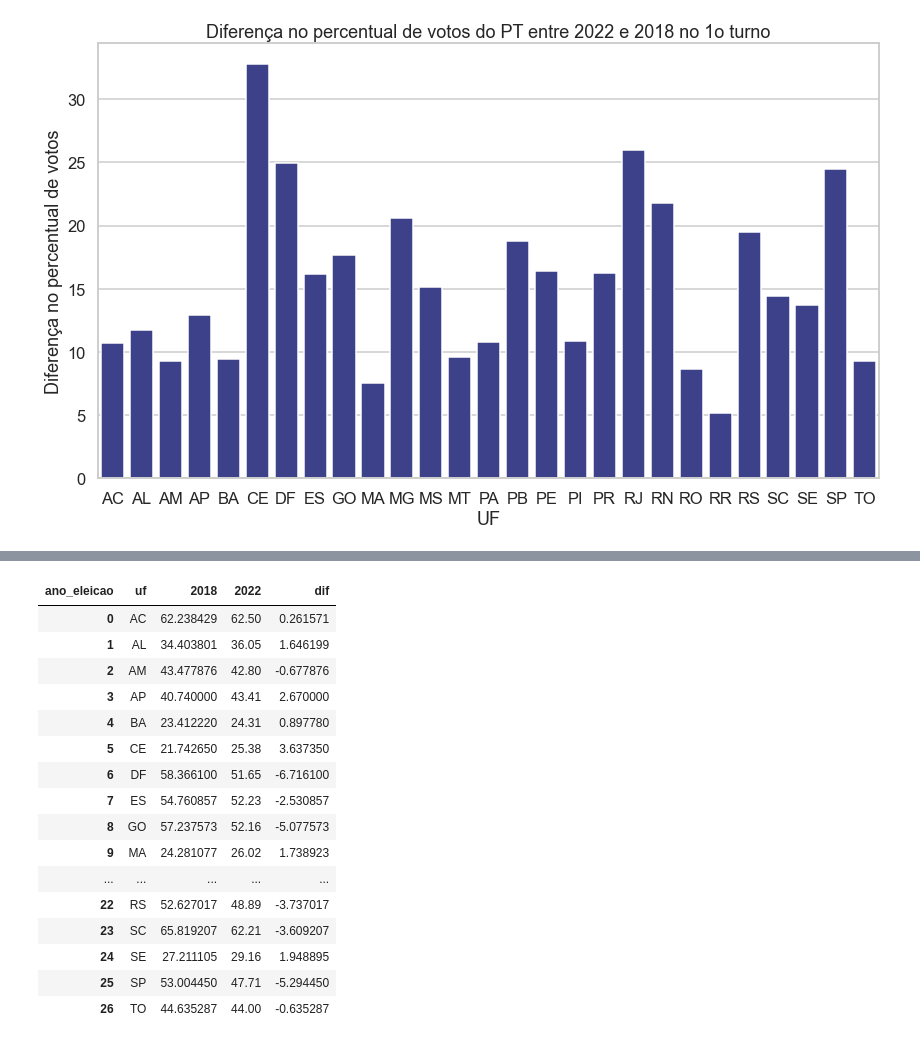
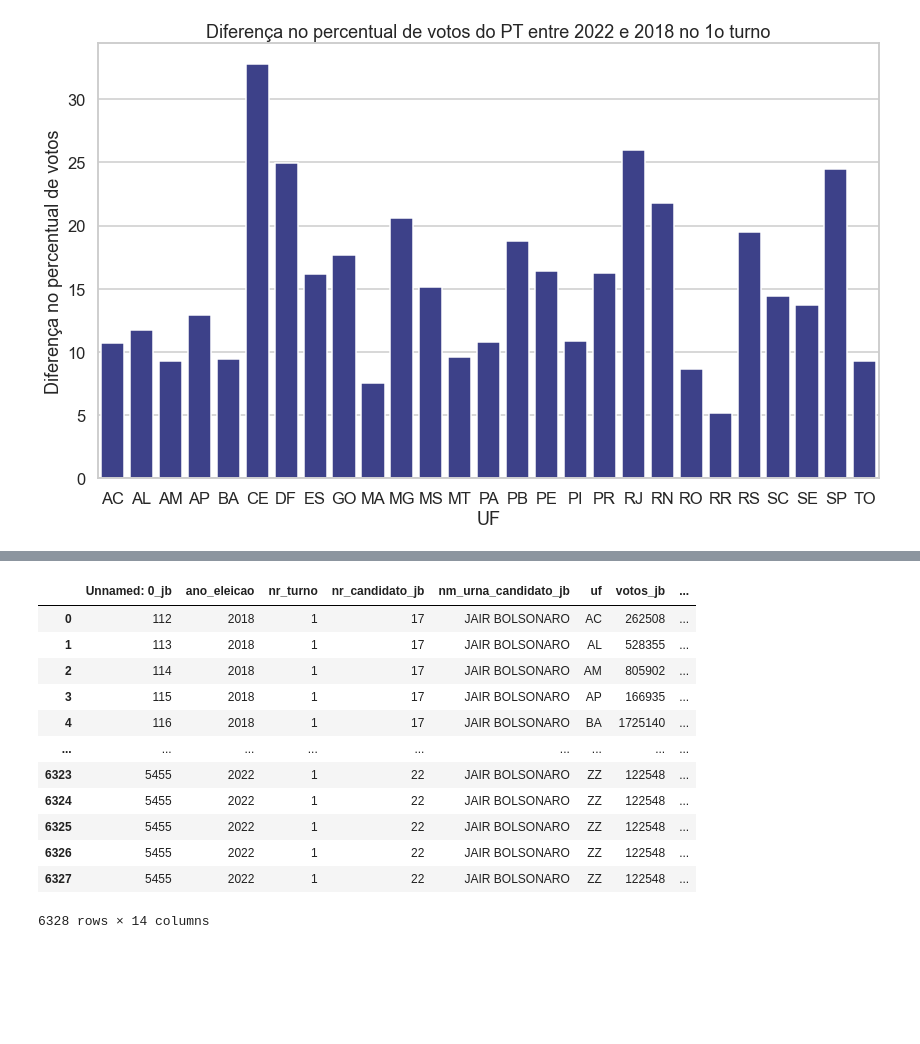
Before and after one commit to analisededados-ufpb/aulas-ad, a Jupyter notebook: 2-eda/analise_eleicoes_2022.ipynb, the cells around one changed output, grey strips where cells are left out. Saved outputs shown, nothing was run; the diff lists cells and outputs as text; code cells hidden in the pictures; blank space fills up the shorter version.

```diff
--- a/2-eda/analise_eleicoes_2022.ipynb
+++ b/2-eda/analise_eleicoes_2022.ipynb
@@ -81,20 +61,18 @@ pt_pvt
-# %%
-bolsonaro_pvt
-# %% [output]
-| ano_eleicao | uf | 2018 | 2022 | dif |
-| 0 | AC | 62.238429 | 62.50 | 0.261571 |
-| 1 | AL | 34.403801 | 36.05 | 1.646199 |
-| 2 | AM | 43.477876 | 42.80 | -0.677876 |
-| 3 | AP | 40.740000 | 43.41 | 2.670000 |
-| 4 | BA | 23.412220 | 24.31 | 0.897780 |
-| 5 | CE | 21.742650 | 25.38 | 3.637350 |
-| 6 | DF | 58.366100 | 51.65 | -6.716100 |
-| 7 | ES | 54.760857 | 52.23 | -2.530857 |
-| 8 | GO | 57.237573 | 52.16 | -5.077573 |
-| 9 | MA | 24.281077 | 26.02 | 1.738923 |
-| ... | ... | ... | ... | ... |
-| 22 | RS | 52.627017 | 48.89 | -3.737017 |
-| 23 | SC | 65.819207 | 62.21 | -3.609207 |
-| 24 | SE | 27.211105 | 29.16 | 1.948895 |
-| 25 | SP | 53.004450 | 47.71 | -5.294450 |
-| 26 | TO | 44.635287 | 44.00 | -0.635287 |
+# %%
+jb_pt = bolsonaro.merge(pt, on=['ano_eleicao', 'nr_turno', 'uf'], suffixes=['_jb', '_pt'])
+jb_pt['dif_jb_pt'] = jb_pt['perc_votos_jb'] - jb_pt['perc_votos_pt']
+jb_pt
+# %% [output]
+|  | Unnamed: 0_jb | ano_eleicao | nr_turno | nr_candidato_jb | nm_urna_candidato_jb | uf | votos_jb | ... |
+| 0 | 112 | 2018 | 1 | 17 | JAIR BOLSONARO | AC | 262508 | ... |
+| 1 | 113 | 2018 | 1 | 17 | JAIR BOLSONARO | AL | 528355 | ... |
+| 2 | 114 | 2018 | 1 | 17 | JAIR BOLSONARO | AM | 805902 | ... |
+| 3 | 115 | 2018 | 1 | 17 | JAIR BOLSONARO | AP | 166935 | ... |
+| 4 | 116 | 2018 | 1 | 17 | JAIR BOLSONARO | BA | 1725140 | ... |
+| ... | ... | ... | ... | ... | ... | ... | ... | ... |
+| 6323 | 5455 | 2022 | 1 | 22 | JAIR BOLSONARO | ZZ | 122548 | ... |
+| 6324 | 5455 | 2022 | 1 | 22 | JAIR BOLSONARO | ZZ | 122548 | ... |
+| 6325 | 5455 | 2022 | 1 | 22 | JAIR BOLSONARO | ZZ | 122548 | ... |
+| 6326 | 5455 | 2022 | 1 | 22 | JAIR BOLSONARO | ZZ | 122548 | ... |
+| 6327 | 5455 | 2022 | 1 | 22 | JAIR BOLSONARO | ZZ | 122548 | ... |
+6328 rows × 14 columns
```
Also changed, not shown: parts of 9 cells of this notebook.
